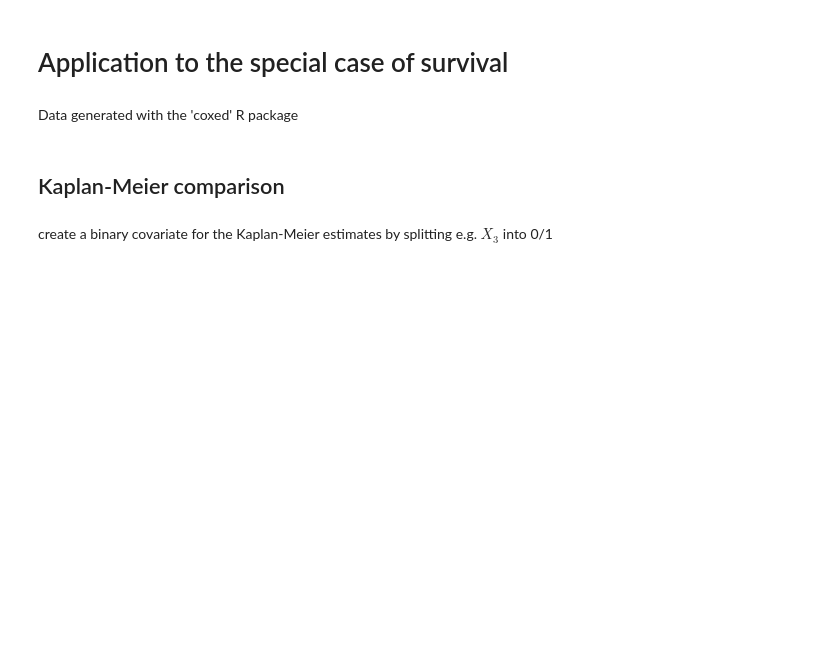
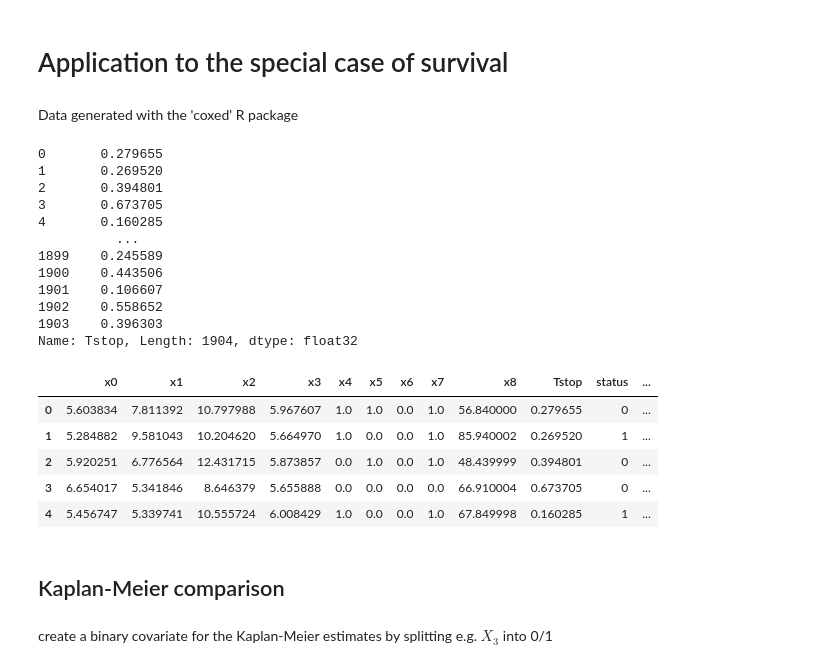
Before and after one commit to stefangroha/SurvNODE, a Jupyter notebook: Multistate_SurvNODE.ipynb, the cells around one changed output. Saved outputs shown, nothing was run; the diff lists cells and outputs as text; code cells hidden in the pictures; blank space fills up the shorter version.

```diff
--- a/Multistate_SurvNODE.ipynb
+++ b/Multistate_SurvNODE.ipynb
@@ -72,3 +82,41 @@ survdata = pd.read_csv("Data/survival_sim_km.csv").drop(columns="Unnamed: 0")
+# %%
+from pycox import datasets
+df = datasets.metabric.read_df()
+# print(df.head())
+df["From"] = 1.
+df["To"] = 2.
+df["trans"] = 1.
+df["Tstart"] = 0.
+# df["covar"] = df[["x0", "x1", "x2", "x3", "x4", "x5", "x6", "x7", "x8"]].values
+
+df = df.rename({"duration": "Tstop", "event": "status"}, axis='columns')
+df["Tstop"] = df["Tstop"]/df["Tstop"].max()
+print(df["Tstop"])
+
+survdata_test = df.sample(frac=0.2)
+survdata_train = df.drop(survdata_test.index)
+survdata_val = survdata_train.sample(frac=0.2)
+survdata_train = survdata_train.drop(survdata_val.index)
+df.head()
+# %% [output]
+0       0.279655
+1       0.269520
+2       0.394801
+3       0.673705
+4       0.160285
+          ...
+1899    0.245589
+1900    0.443506
+1901    0.106607
+1902    0.558652
+1903    0.396303
+Name: Tstop, Length: 1904, dtype: float32
+|  | x0 | x1 | x2 | x3 | x4 | x5 | x6 | x7 | x8 | Tstop | status | ... |
+| 0 | 5.603834 | 7.811392 | 10.797988 | 5.967607 | 1.0 | 1.0 | 0.0 | 1.0 | 56.840000 | 0.279655 | 0 | ... |
+| 1 | 5.284882 | 9.581043 | 10.204620 | 5.664970 | 1.0 | 0.0 | 0.0 | 1.0 | 85.940002 | 0.269520 | 1 | ... |
+| 2 | 5.920251 | 6.776564 | 12.431715 | 5.873857 | 0.0 | 1.0 | 0.0 | 1.0 | 48.439999 | 0.394801 | 0 | ... |
+| 3 | 6.654017 | 5.341846 | 8.646379 | 5.655888 | 0.0 | 0.0 | 0.0 | 0.0 | 66.910004 | 0.673705 | 0 | ... |
+| 4 | 5.456747 | 5.339741 | 10.555724 | 6.008429 | 1.0 | 0.0 | 0.0 | 1.0 | 67.849998 | 0.160285 | 1 | ... |
 # %% [markdown]
 ## Kaplan-Meier comparison
 # %% [markdown]
```
Also changed, not shown: parts of 32 cells of this notebook, 10 other files.
